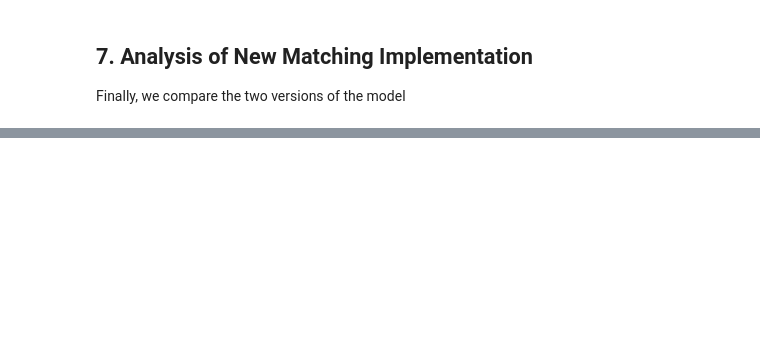
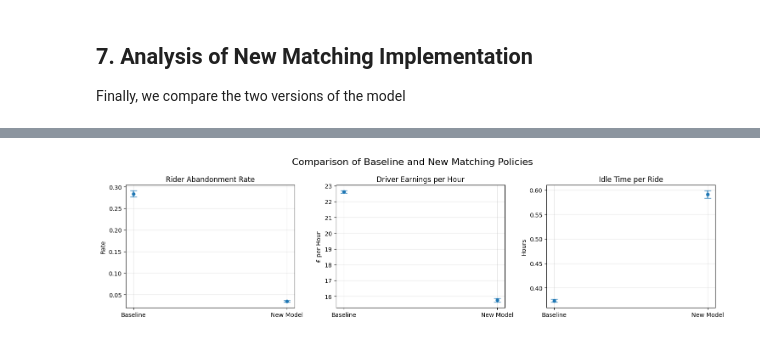
Before and after one commit to ekfortin9059/Simulation-Group-Project-1, a Jupyter notebook: improvement1.ipynb, the cells around one changed output, grey strips where cells are left out. Saved outputs shown, nothing was run; the diff lists cells and outputs as text; code cells hidden in the pictures; blank space fills up the shorter version.

```diff
--- a/improvement1.ipynb
+++ b/improvement1.ipynb
@@ -106,11 +106,14 @@ def generate_location(entity, dist_mode="baseline"):
             if 0 <= x <= county_size and 0 <= y <= county_size:
                 return (x, y)
 
-def travel_time(d_OD):
+def travel_time(d_OD, dist_mode="baseline"):
     '''Calculate the expected travel time mu_t, then generate the actual travel time
     from the assumed distribition'''
     mu = d_OD / taxi_speed
-    return random.uniform(0.7*mu, 1.3*mu)
+    if dist_mode == 'baseline':
+        return random.uniform(0.8*mu, 1.2*mu)
+    elif dist_mode == 'fitted':
+        return random.uniform(0.7*mu, 1.3*mu)
 # %% [markdown]
 ## 3. Simulation Model
 
@@ -339,7 +342,7 @@ def run_simulation(T, lambda1, lambda2, dist_mode = 'baseline'):
 
             # Calculate actual travel time
             d_P = distance(driver['location'],rider['origin'])
-            t_P = travel_time(d_P)
+            t_P = travel_time(d_P, dist_mode)
 
             # Schedule Pickup event
             schedule_event(TNOW + t_P, event_type=4, data = (driver,rider,d_P))
@@ -360,7 +363,7 @@ def run_simulation(T, lambda1, lambda2, dist_mode = 'baseline'):
 
             # Calculate actual travel time
             d_OD = distance(rider['origin'], rider['destination'])
-            t_OD = travel_time(d_OD)
+            t_OD = travel_time(d_OD, dist_mode)
 
             # Schedule Dropoff
             schedule_event(TNOW + t_OD, event_type=5, data = (driver,rider,d_P,d_OD,t_OD))
@@ -693,8 +704,8 @@ When $\lambda_1$ is allowed to be near 0, it tends towards that value, even as t
 
 We raised the lower bound of $\lambda_1$ incrementally until the best value was greater than zero, thus resulting in the interval [0.75, 5].
 # %%
-lambda1_values = np.linspace(0.75, 5, 15)
-lambda2_values = np.linspace(0, 5, 15)
+lambda1_values = np.linspace(0.75, 10, 15)
+lambda2_values = np.linspace(0, 10, 15)
 
 TerminationTime = 100
 gridsearch_results = []
@@ -792,33 +844,35 @@ def extract(metric):
 
 fig, axes = plt.subplots(1,3, figsize=(15,4))
 
 labels = ["Baseline","New Model"]
 
 # Rider Experience
 means, err = extract("abandonment_rate")
 
-axes[0].errorbar(labels, means, yerr=err, fmt="o", markersize=10, capsize=6)
+axes[0].errorbar(labels, means, yerr=err, fmt="o", markersize=5, capsize=6)
 axes[0].set_title("Rider Abandonment Rate")
 axes[0].set_ylabel("Rate")
 axes[0].grid(alpha=0.3)
 
 # Platform Performance
 means, err = extract("avg_earnings_per_hour")
 
-axes[1].errorbar(labels, means, yerr=err, fmt="o", markersize=10, capsize=6)
+axes[1].errorbar(labels, means, yerr=err, fmt="o", markersize=5, capsize=6)
 axes[1].set_title("Driver Earnings per Hour")
 axes[1].set_ylabel("£ per Hour")
 axes[1].grid(alpha=0.3)
 
 # Driver Fairness
 means, err = extract("avg_idle_time_per_ride")
 
-axes[2].errorbar(labels, means, yerr=err, fmt="o", markersize=10, capsize=6)
+axes[2].errorbar(labels, means, yerr=err, fmt="o", markersize=5, capsize=6)
 axes[2].set_title("Idle Time per Ride")
 axes[2].set_ylabel("Hours")
 axes[2].grid(alpha=0.3)
 
 plt.suptitle("Comparison of Baseline and New Matching Policies", fontsize=16)
 
 plt.tight_layout()
 plt.show()
+# %% [output]
+[figure, added]
```
Also changed, not shown: parts of 5 cells of this notebook.
